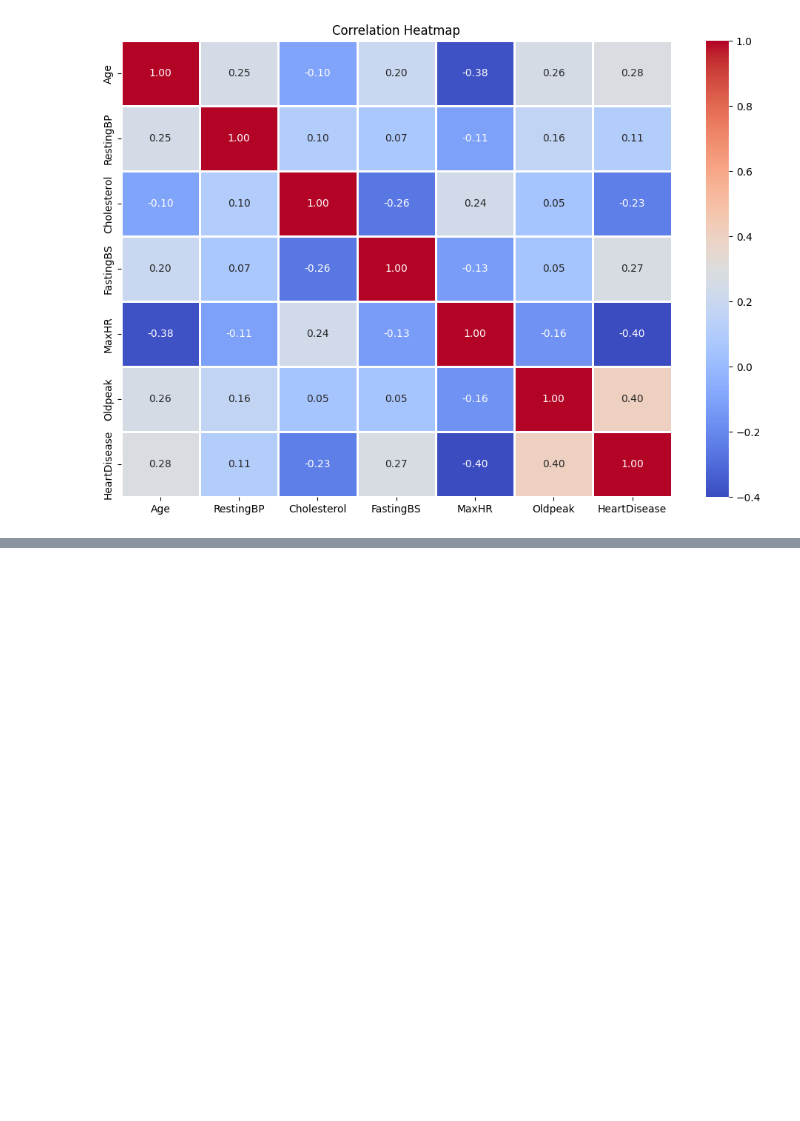
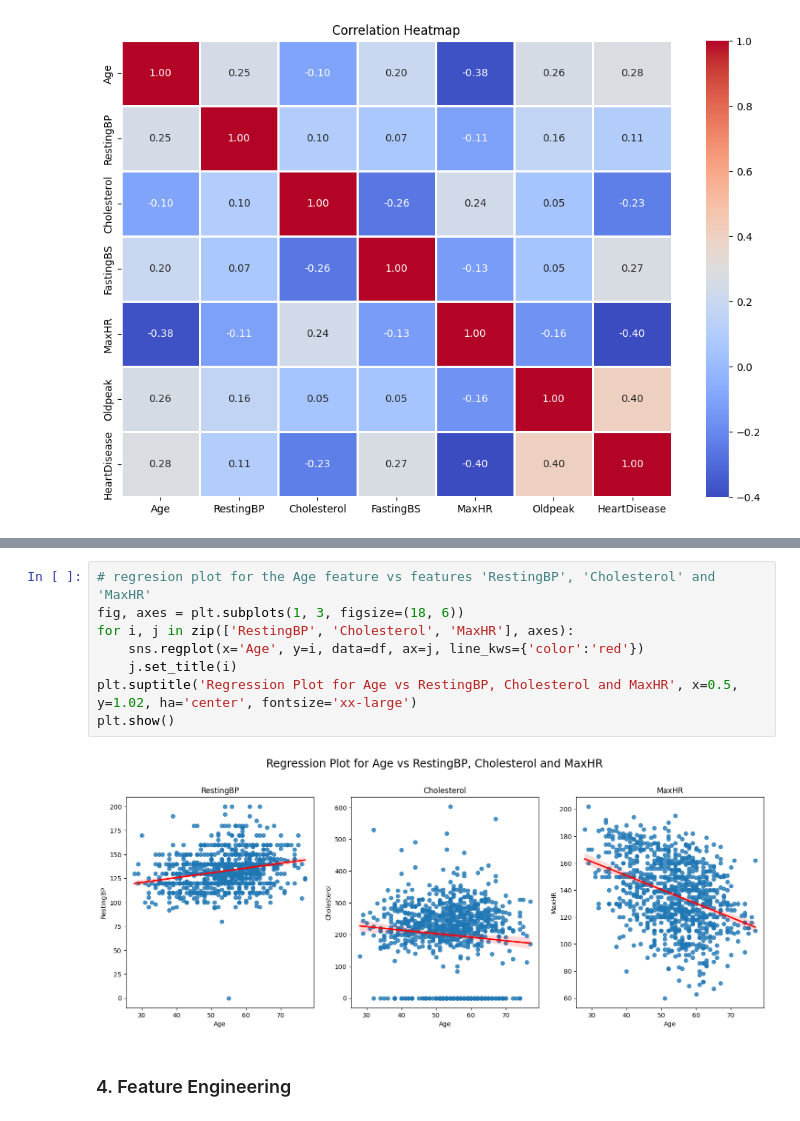
Before and after one commit to AnubhavYadavBCA25/CodeClause-Internship, a Jupyter notebook: Golden Level (Task 3)/notebooks/Heart_Disease_EDA.ipynb, the cells around one changed output, grey strips where cells are left out. Cells and saved outputs as stored; diff of their text form; blank space fills up the shorter version.

```diff
--- a/Golden Level (Task 3)/notebooks/Heart_Disease_EDA.ipynb
+++ b/Golden Level (Task 3)/notebooks/Heart_Disease_EDA.ipynb
@@ -268,0 +281,12 @@ plt.show()
+# %%
+# regresion plot for the Age feature vs features 'RestingBP', 'Cholesterol' and 'MaxHR'
+fig, axes = plt.subplots(1, 3, figsize=(18, 6))
+for i, j in zip(['RestingBP', 'Cholesterol', 'MaxHR'], axes):
+    sns.regplot(x='Age', y=i, data=df, ax=j, line_kws={'color':'red'})
+    j.set_title(i)
+plt.suptitle('Regression Plot for Age vs RestingBP, Cholesterol and MaxHR', x=0.5, y=1.02, ha='center', fontsize='xx-large')
+plt.show()
+# %% [output]
+[figure, added]
+# %% [markdown]
+### 4. Feature Engineering
```
Also changed, not shown: parts of 12 cells of this notebook, 4 other files.
